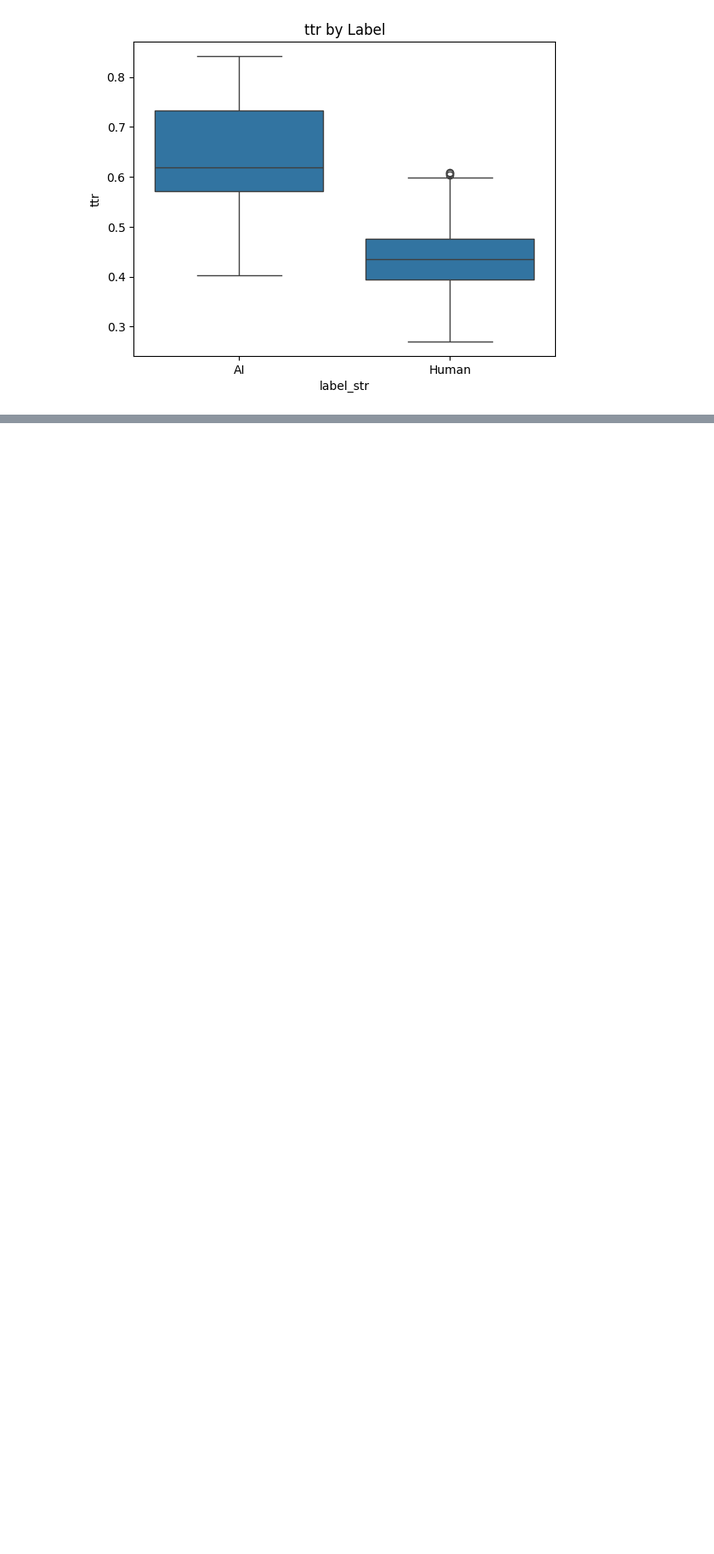
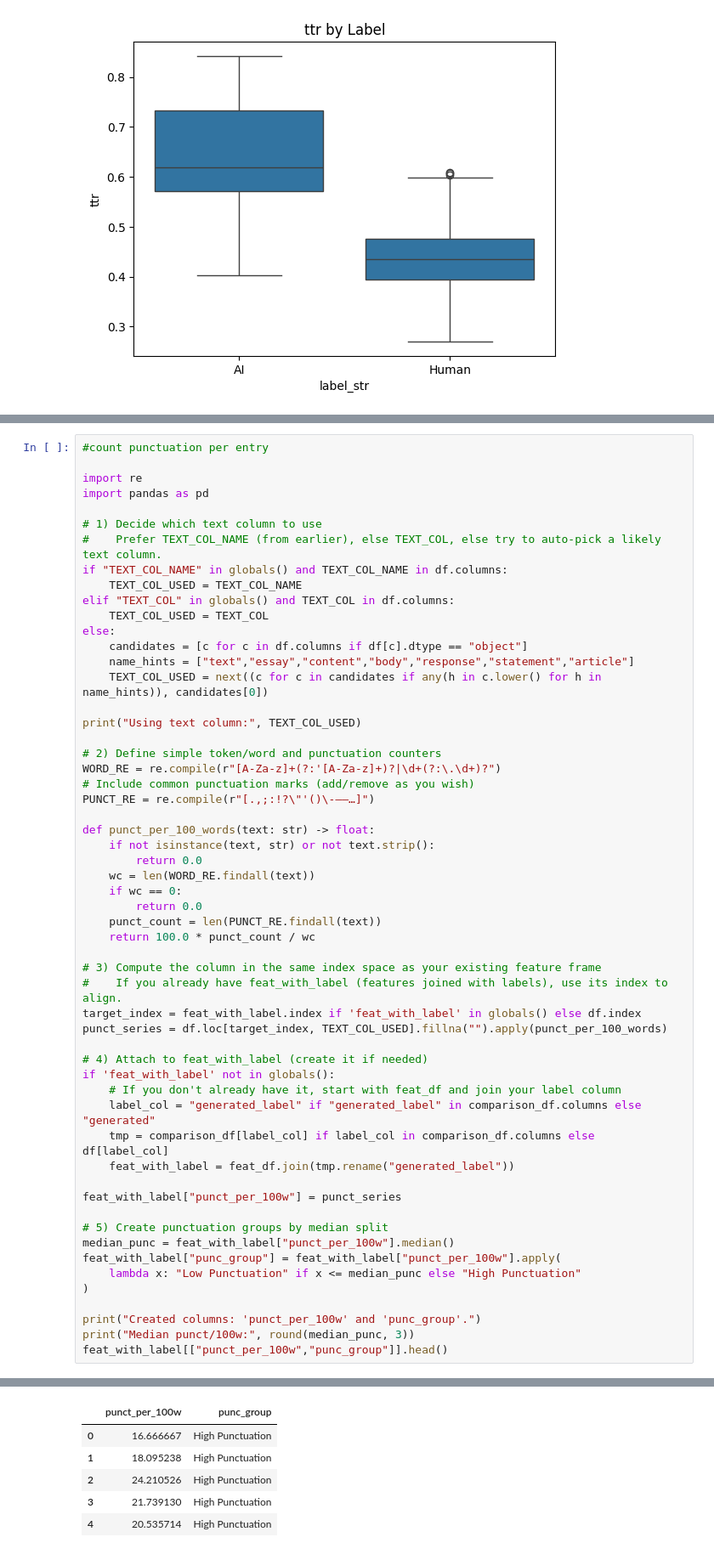
Before and after one commit to melodychengtc/ai-bias-project, a Jupyter notebook: ai-essay-detection.ipynb, the cells around one changed output, grey strips where cells are left out. Shown at 85% size. Drawn from its saved outputs; the diff is of its cells as text; blank space fills up the shorter version.

```diff
--- a/ai-essay-detection.ipynb
+++ b/ai-essay-detection.ipynb
@@ -833,0 +878,57 @@ for col in ["word_count", "var_sent_len", "connectives_per_100w", "ttr"]:
+# %%
+#count punctuation per entry
+
+import re
+import pandas as pd
+
+# 1) Decide which text column to use
+#    Prefer TEXT_COL_NAME (from earlier), else TEXT_COL, else try to auto-pick a likely text column.
+if "TEXT_COL_NAME" in globals() and TEXT_COL_NAME in df.columns:
+    TEXT_COL_USED = TEXT_COL_NAME
+elif "TEXT_COL" in globals() and TEXT_COL in df.columns:
+    TEXT_COL_USED = TEXT_COL
+else:
+    candidates = [c for c in df.columns if df[c].dtype == "object"]
+    name_hints = ["text","essay","content","body","response","statement","article"]
+    TEXT_COL_USED = next((c for c in candidates if any(h in c.lower() for h in name_hints)), candidates[0])
+
+print("Using text column:", TEXT_COL_USED)
+
+# 2) Define simple token/word and punctuation counters
+WORD_RE = re.compile(r"[A-Za-z]+(?:'[A-Za-z]+)?|\d+(?:\.\d+)?")
+# Include common punctuation marks (add/remove as you wish)
+PUNCT_RE = re.compile(r"[.,;:!?\"'()\-–—…]")
+
+def punct_per_100_words(text: str) -> float:
+    if not isinstance(text, str) or not text.strip():
+        return 0.0
+    wc = len(WORD_RE.findall(text))
+    if wc == 0:
+        return 0.0
+    punct_count = len(PUNCT_RE.findall(text))
+    return 100.0 * punct_count / wc
+
+# 3) Compute the column in the same index space as your existing feature frame
+#    If you already have feat_with_label (features joined with labels), use its index to align.
+target_index = feat_with_label.index if 'feat_with_label' in globals() else df.index
+punct_series = df.loc[target_index, TEXT_COL_USED].fillna("").apply(punct_per_100_words)
+
+# 4) Attach to feat_with_label (create it if needed)
+if 'feat_with_label' not in globals():
+    # If you don't already have it, start with feat_df and join your label column
+    label_col = "generated_label" if "generated_label" in comparison_df.columns else "generated"
+    tmp = comparison_df[label_col] if label_col in comparison_df.columns else df[label_col]
+    feat_with_label = feat_df.join(tmp.rename("generated_label"))
+
+feat_with_label["punct_per_100w"] = punct_series
+
+# 5) Create punctuation groups by median split
+median_punc = feat_with_label["punct_per_100w"].median()
+feat_with_label["punc_group"] = feat_with_label["punct_per_100w"].apply(
+    lambda x: "Low Punctuation" if x <= median_punc else "High Punctuation"
+)
+
+print("Created columns: 'punct_per_100w' and 'punc_group'.")
+print("Median punct/100w:", round(median_punc, 3))
+feat_with_label[["punct_per_100w","punc_group"]].head()
+# %% [output]
@@ -833,0 +938,6 @@ for col in ["word_count", "var_sent_len", "connectives_per_100w", "ttr"]:
+|  | punct_per_100w | punc_group |
+| 0 | 16.666667 | High Punctuation |
+| 1 | 18.095238 | High Punctuation |
+| 2 | 24.210526 | High Punctuation |
+| 3 | 21.739130 | High Punctuation |
+| 4 | 20.535714 | High Punctuation |
```
Also changed, not shown: parts of 20 cells of this notebook.
